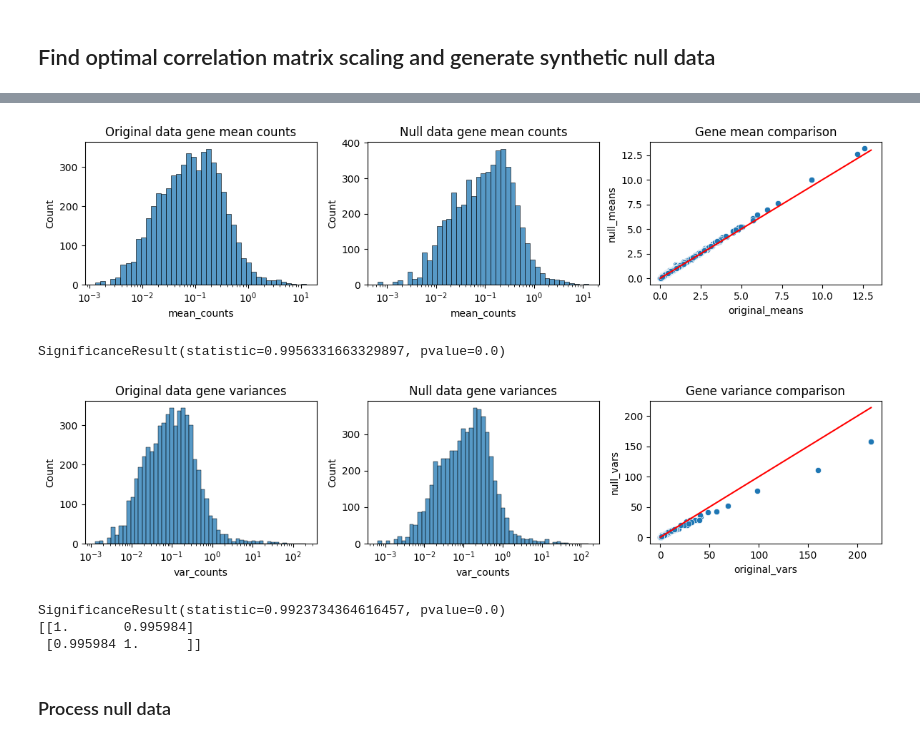
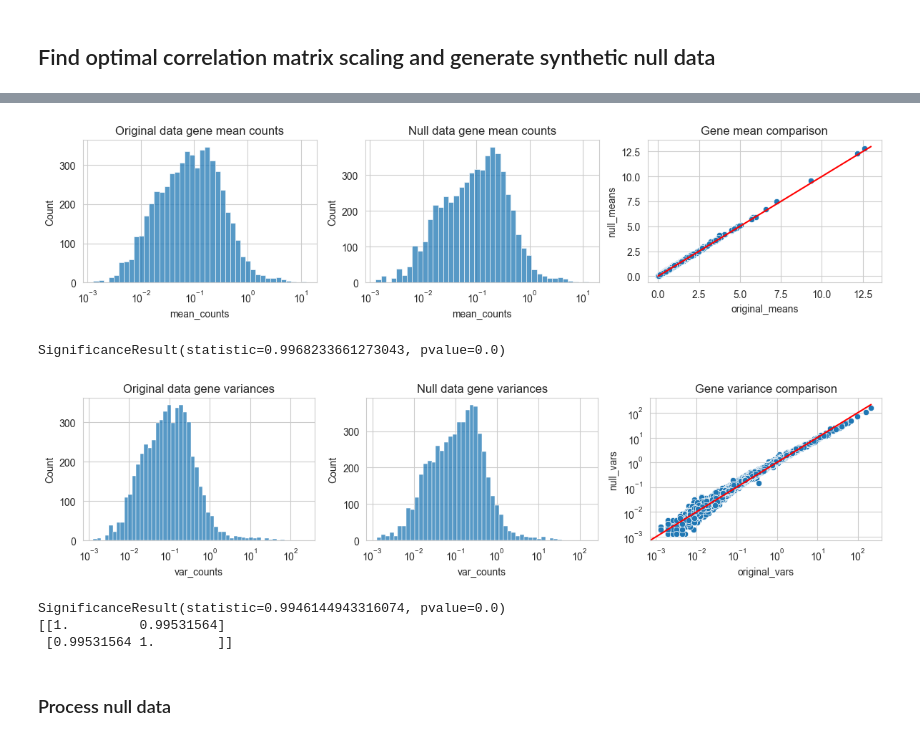
Before and after one commit to bio-datascience/BacSC, a Jupyter notebook: analysis/P_aero_S2S3/S3_cluster_analysis.ipynb, the cells around one changed output, grey strips where cells are left out. Drawn from its saved outputs; the diff is of its cells as text; code cells hidden in the pictures.

```diff
--- a/analysis/P_aero_S2S3/S3_cluster_analysis.ipynb
+++ b/analysis/P_aero_S2S3/S3_cluster_analysis.ipynb
@@ -129,0 +103,21 @@ data_null_gen, R_est = cd.generate_nb_data_copula(data_gene, rng_seed=5678, nb_f
+# %%
+importlib.reload(cd)
+
+data_gen_noscale, R_est_noscale = cd.generate_nb_data_copula(data_gene, rng_seed=5678, nb_flavor="statsmod_auto",
+                                                  auto_dist=True, correct_var=True, return_R=True, corr_factor=1,
+                                                  R_est=None, check_pd=True)
+
+
+xmin = 1.2360679772046799
+
+# Generate scaling matrix
+cor_orig = cd.schaefer_strimmer(data_gene.layers["counts"].toarray(), use_corr=True)
+factor_cor = (np.abs(cor_orig) > 0.1)
+cf = factor_cor * xmin
+cf[cf == 0] = 1
+np.fill_diagonal(cf, 1)
+# %%
+importlib.reload(cd)
+data_null_gen, R_est = cd.generate_nb_data_copula(data_gene, rng_seed=5678, nb_flavor="statsmod_auto",
+                                                  auto_dist=True, correct_var=True, return_R=True,
+                                                  corr_factor=cf, R_est=R_est_noscale, check_pd=False, min_nonzero=2)
@@ -130,5 +133,4 @@ data_null_gen, R_est = cd.generate_nb_data_copula(data_gene, rng_seed=5678, nb_f
 # %%
-data_null_gen.var_names = data_gene.var_names
 sc.pp.calculate_qc_metrics(data_null_gen)
 data_null_gen.var["var_counts"] = np.asarray(np.var(data_null_gen.X, axis=0)).squeeze()
 data_null_gen.var["mean_counts"] = np.asarray(np.mean(data_null_gen.X, axis=0)).squeeze()
@@ -135,47 +154,49 @@ data_null_gen.var["mean_counts"] = np.asarray(np.mean(data_null_gen.X, axis=0)).
+# %%
+data_gene_nonzero = data_gene[:, data_null_gen.var_names].copy()
 # %%
 fig, ax = plt.subplots(1, 3, figsize=(12,3))
-sns.histplot(data_gene.var, x="mean_counts", ax=ax[0], log_scale=True)
+sns.histplot(data_gene_nonzero.var, x="mean_counts", ax=ax[0], log_scale=True)
 ax[0].set_title("Original data gene mean counts")
 sns.histplot(data_null_gen.var, x="mean_counts", ax=ax[1], log_scale=True)
 ax[1].set_title("Null data gene mean counts")
 
-mean_df_opt = pd.DataFrame({"original_means": data_gene.var["mean_counts"], "null_means": data_null_gen.var["mean_counts"]})
+mean_df_opt = pd.DataFrame({"original_means": data_gene_nonzero.var["mean_counts"], "null_means": data_null_gen.var["mean_counts"]})
 sns.scatterplot(mean_df_opt, y="null_means", x="original_means", ax=ax[2])
-ax[2].plot([0, np.ceil(np.max(data_gene.var["mean_counts"]))], [0, np.ceil(np.max(data_gene.var["mean_counts"]))], color="red")
+ax[2].plot([0, np.ceil(np.max(data_gene_nonzero.var["mean_counts"]))], [0, np.ceil(np.max(data_gene_nonzero.var["mean_counts"]))], color="red")
 ax[2].set_title("Gene mean comparison")
 plt.tight_layout()
 plt.show()
 
 print(spearmanr(mean_df_opt["original_means"], mean_df_opt["null_means"]))
 # %% [output]
-[figure, old version]
+[figure, new version]
-SignificanceResult(statistic=0.9956331663329897, pvalue=0.0)
+SignificanceResult(statistic=0.9968233661273043, pvalue=0.0)
 # %%
 fig, ax = plt.subplots(1, 3, figsize=(12,3))
-sns.histplot(data_gene.var, x="var_counts", ax=ax[0], log_scale=True)
+sns.histplot(data_gene_nonzero.var, x="var_counts", ax=ax[0], log_scale=True)
 ax[0].set_title("Original data gene variances")
 sns.histplot(data_null_gen.var, x="var_counts", ax=ax[1], log_scale=True)
 ax[1].set_title("Null data gene variances")
 
-var_df_opt = pd.DataFrame({"original_vars": data_gene.var["var_counts"], "null_vars": data_null_gen.var["var_counts"]})
+var_df_opt = pd.DataFrame({"original_vars": data_gene_nonzero.var["var_counts"], "null_vars": data_null_gen.var["var_counts"]})
 var_df_opt["ratio"] = var_df_opt["null_vars"] / var_df_opt["original_vars"]
 var_df_opt["diff"] = var_df_opt["null_vars"] - var_df_opt["original_vars"]
 
 g = sns.scatterplot(var_df_opt, y="null_vars", x="original_vars", ax=ax[2])
 
-# g.set(xscale="log", yscale="log")
-ax[2].plot([0, np.ceil(np.max(data_gene.var["var_counts"]))], [0, np.ceil(np.max(data_gene.var["var_counts"]))], color="red")
+g.set(xscale="log", yscale="log")
+ax[2].plot([0, np.ceil(np.max(data_gene_nonzero.var["var_counts"]))], [0, np.ceil(np.max(data_gene_nonzero.var["var_counts"]))], color="red")
 ax[2].set_title("Gene variance comparison")
 plt.tight_layout()
 plt.show()
 
 print(spearmanr(var_df_opt["original_vars"], var_df_opt["null_vars"]))
 print(np.corrcoef(var_df_opt["original_vars"], var_df_opt["null_vars"]))
 # %% [output]
-[figure, old version]
+[figure, new version]
-SignificanceResult(statistic=0.9923734364616457, pvalue=0.0)
-[[1.       0.995984]
- [0.995984 1.      ]]
+SignificanceResult(statistic=0.9946144943316074, pvalue=0.0)
+[[1.         0.99531564]
+ [0.99531564 1.        ]]
 # %% [markdown]
 ### Process null data
 # %%
```
Also changed, not shown: parts of 42 cells of this notebook, 7 other files.
